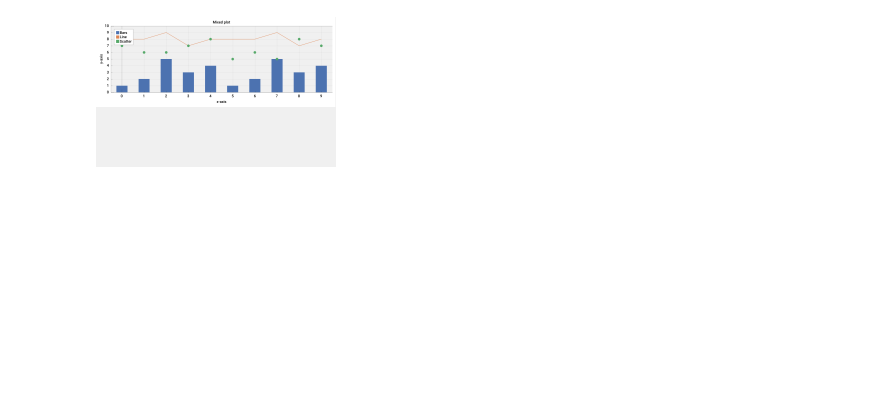
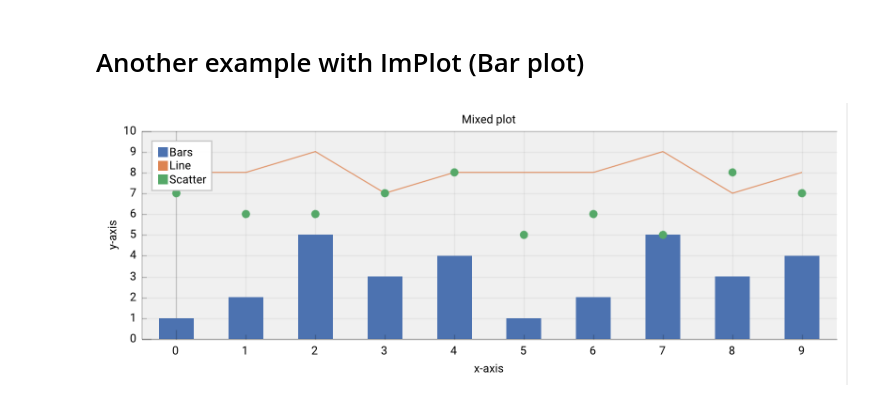
Before and after one commit to pthom/imgui_bundle, a Jupyter notebook: bindings/imgui_bundle/demos_python/notebooks/demo_notebook.ipynb, the cells around one changed output. Saved outputs shown, nothing was run; the diff lists cells and outputs as text; code cells hidden in the pictures; blank space fills up the shorter version.

```diff
--- a/bindings/imgui_bundle/demos_python/notebooks/demo_notebook.ipynb
+++ b/bindings/imgui_bundle/demos_python/notebooks/demo_notebook.ipynb
@@ -34,22 +39,24 @@ haiku_heart()
 [interactive output not drawn]
+# %% [markdown]
+# Another example with ImPlot (Bar plot)
 # %%
 lin = np.array([8, 8, 9, 7, 8, 8, 8, 9, 7, 8])
 bar = np.array([1, 2, 5, 3, 4, 1, 2, 5, 3, 4])
 dot = np.array([7, 6, 6, 7, 8, 5, 6, 5, 8, 7])
 
 
 def mixed_plot():
     imgui.style_colors_light()
     if implot.begin_plot("Mixed plot"):
         implot.setup_axes("x-axis", "y-axis")
         implot.setup_axes_limits(-0.5, 9.5, 0, 10)
         implot.plot_bars("Bars", bar, 0.5)
         implot.plot_line("Line", lin)
         implot.plot_scatter("Scatter", dot)
         implot.end_plot()
 
 
-immapp.run_nb(mixed_plot, window_size=(800, 500), thumbnail_height=150)
+immapp.run_nb(mixed_plot, window_size=(800, 300), thumbnail_height=300)
 # %% [output]
-[figure, old version]
+[figure, new version]
 [interactive output not drawn]
```
Also changed, not shown: parts of 12 cells of this notebook, 1 other file.
